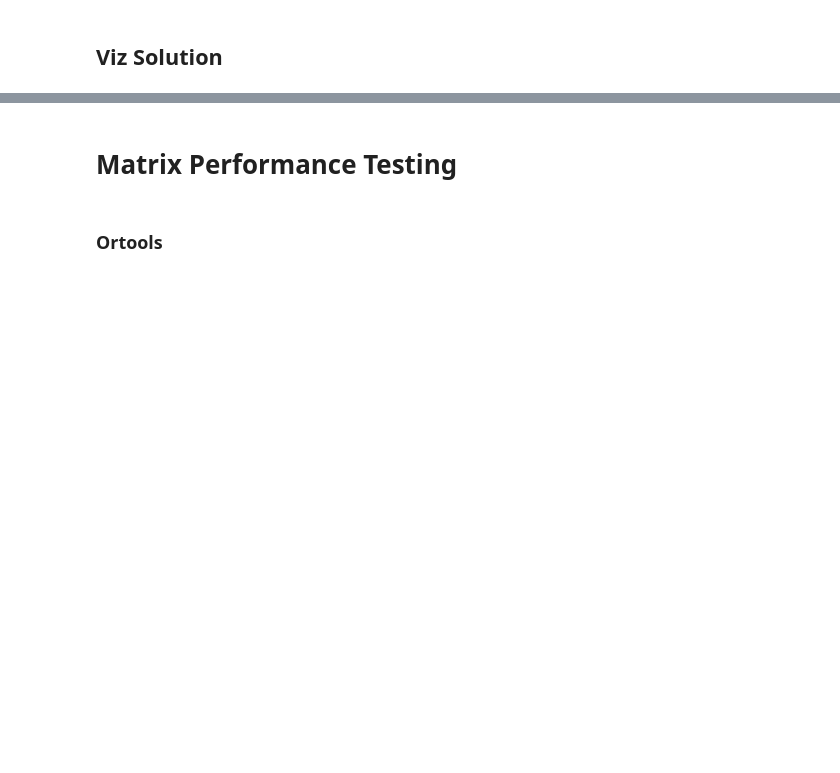
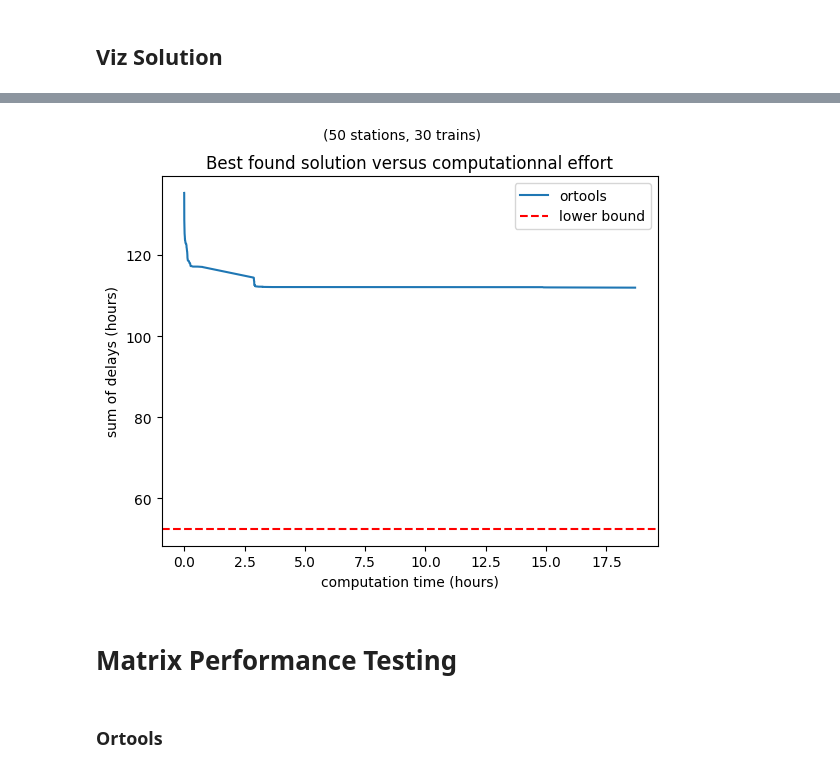
Before and after one commit to ed-rhilbert/cpagent, a Jupyter notebook: docs/load_testing/load_testing.ipynb, the cells around one changed output, grey strips where cells are left out. Saved outputs shown, nothing was run; the diff lists cells and outputs as text; code cells hidden in the pictures; blank space fills up the shorter version.

```diff
--- a/docs/load_testing/load_testing.ipynb
+++ b/docs/load_testing/load_testing.ipynb
@@ -24,5 +31,7 @@ regulated_schedule = schedule_from_solution(solution)
 # %% [markdown]
 ## Viz Solution
+# %%
+df = pd.read_csv("./large_problem.csv")
 # %%
 regulated_schedule.plot()
 # %% [output]
@@ -31,3 +42,19 @@ regulated_schedule.plot()
+# %%
+data = df.to_numpy()
+times, delays, borns = data.T
+# %%
+
+plt.plot(times/3600, delays/3600, label="ortools")
+#plt.plot(times, borns, label="born_inf")
+plt.axhline(y=borns[-1]/3600, color='r', linestyle='--', label="lower bound")
+plt.xlabel("computation time (hours)")
+plt.ylabel("sum of delays (hours)")
+plt.legend()
+plt.suptitle("(50 stations, 30 trains)", fontsize=10)
+plt.title("Best found solution versus computationnal effort")
+plt.show()
+# %% [output]
+[figure, added]
 # %% [markdown]
 # Matrix Performance Testing
 # %%
```
Also changed, not shown: parts of 24 cells of this notebook, 8 other files.
